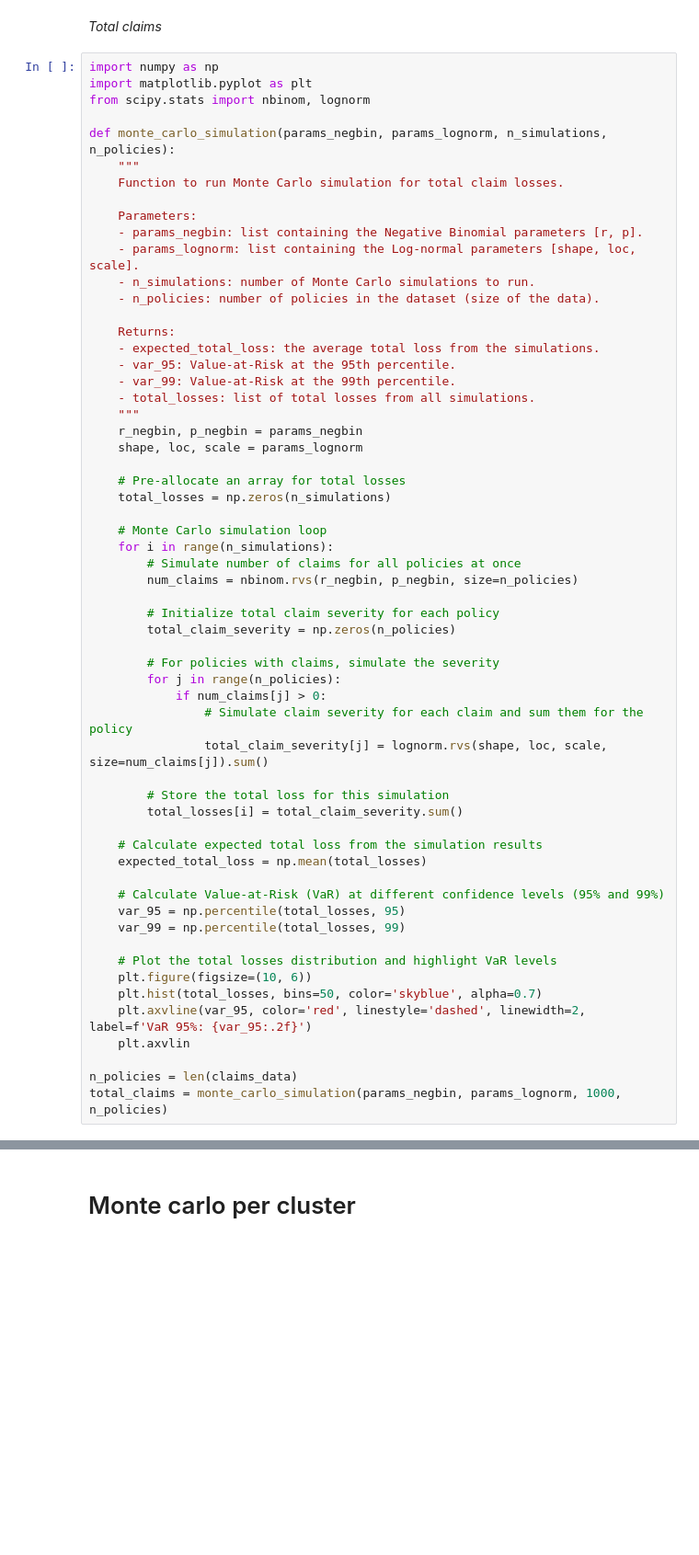
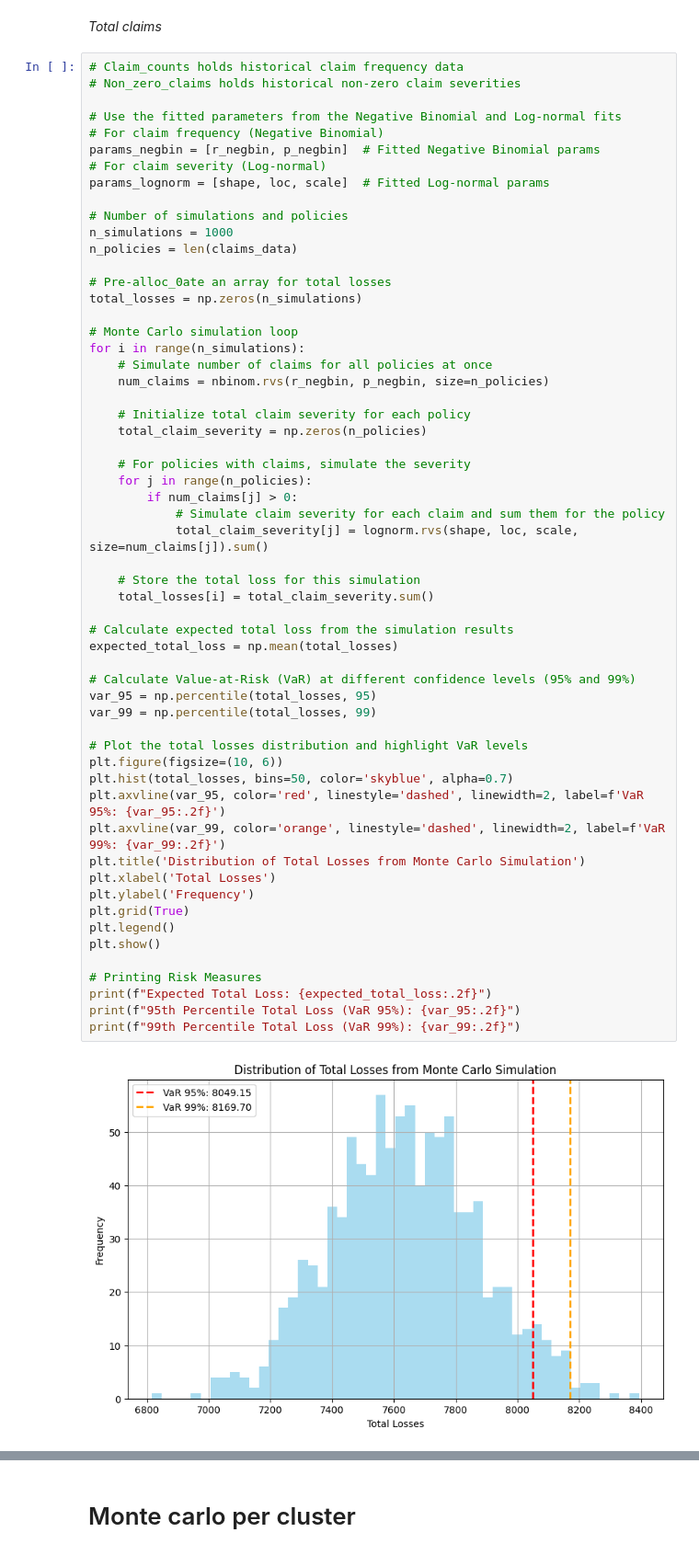
Before and after one commit to ThomasDeConinck/Assurance-Code-Python, a Jupyter notebook: assurances Code Python Case.ipynb, the cells around one changed output, grey strips where cells are left out. Shown at 92% size. Drawn from its saved outputs; the diff is of its cells as text; blank space fills up the shorter version.

```diff
--- a/assurances Code Python Case.ipynb
+++ b/assurances Code Python Case.ipynb
@@ -656,62 +656,61 @@ BIC for Fit with Gamma Distribution: 19122.256896040395
 # %% [markdown]
 *Total claims*
 # %%
-import numpy as np
-import matplotlib.pyplot as plt
-from scipy.stats import nbinom, lognorm
+# Claim_counts holds historical claim frequency data
+# Non_zero_claims holds historical non-zero claim severities
 
-def monte_carlo_simulation(params_negbin, params_lognorm, n_simulations, n_policies):
-    """
-    Function to run Monte Carlo simulation for total claim losses.
+# Use the fitted parameters from the Negative Binomial and Log-normal fits
+# For claim frequency (Negative Binomial)
+params_negbin = [r_negbin, p_negbin]  # Fitted Negative Binomial params
+# For claim severity (Log-normal)
+params_lognorm = [shape, loc, scale]  # Fitted Log-normal params
 
-    Parameters:
-    - params_negbin: list containing the Negative Binomial parameters [r, p].
-    - params_lognorm: list containing the Log-normal parameters [shape, loc, scale].
-    - n_simulations: number of Monte Carlo simulations to run.
-    - n_policies: number of policies in the dataset (size of the data).
+# Number of simulations and policies
+n_simulations = 1000
+n_policies = len(claims_data)
 
-    Returns:
-    - expected_total_loss: the average total loss from the simulations.
-    - var_95: Value-at-Risk at the 95th percentile.
-    - var_99: Value-at-Risk at the 99th percentile.
-    - total_losses: list of total losses from all simulations.
-    """
-    r_negbin, p_negbin = params_negbin
-    shape, loc, scale = params_lognorm
+# Pre-alloc_0ate an array for total losses
+total_losses = np.zeros(n_simulations)
 
-    # Pre-allocate an array for total losses
-    total_losses = np.zeros(n_simulations)
+# Monte Carlo simulation loop
+for i in range(n_simulations):
+    # Simulate number of claims for all policies at once
+    num_claims = nbinom.rvs(r_negbin, p_negbin, size=n_policies)
 
-    # Monte Carlo simulation loop
-    for i in range(n_simulations):
-        # Simulate number of claims for all policies at once
-        num_claims = nbinom.rvs(r_negbin, p_negbin, size=n_policies)
+    # Initialize total claim severity for each policy
+    total_claim_severity = np.zeros(n_policies)
 
-        # Initialize total claim severity for each policy
-        total_claim_severity = np.zeros(n_policies)
+    # For policies with claims, simulate the severity
+    for j in range(n_policies):
+        if num_claims[j] > 0:
+            # Simulate claim severity for each claim and sum them for the policy
+            total_claim_severity[j] = lognorm.rvs(shape, loc, scale, size=num_claims[j]).sum()
 
-        # For policies with claims, simulate the severity
-        for j in range(n_policies):
-            if num_claims[j] > 0:
-                # Simulate claim severity for each claim and sum them for the policy
-                total_claim_severity[j] = lognorm.rvs(shape, loc, scale, size=num_claims[j]).sum()
+    # Store the total loss for this simulation
+    total_losses[i] = total_claim_severity.sum()
 
-        # Store the total loss for this simulation
-        total_losses[i] = total_claim_severity.sum()
+# Calculate expected total loss from the simulation results
+expected_total_loss = np.mean(total_losses)
 
-    # Calculate expected total loss from the simulation results
-    expected_total_loss = np.mean(total_losses)
+# Calculate Value-at-Risk (VaR) at different confidence levels (95% and 99%)
+var_95 = np.percentile(total_losses, 95)
+var_99 = np.percentile(total_losses, 99)
 
-    # Calculate Value-at-Risk (VaR) at different confidence levels (95% and 99%)
-    var_95 = np.percentile(total_losses, 95)
-    var_99 = np.percentile(total_losses, 99)
+# Plot the total losses distribution and highlight VaR levels
+plt.figure(figsize=(10, 6))
+plt.hist(total_losses, bins=50, color='skyblue', alpha=0.7)
+plt.axvline(var_95, color='red', linestyle='dashed', linewidth=2, label=f'VaR 95%: {var_95:.2f}')
+plt.axvline(var_99, color='orange', linestyle='dashed', linewidth=2, label=f'VaR 99%: {var_99:.2f}')
+plt.title('Distribution of Total Losses from Monte Carlo Simulation')
+plt.xlabel('Total Losses')
+plt.ylabel('Frequency')
+plt.grid(True)
+plt.legend()
+plt.show()
 
-    # Plot the total losses distribution and highlight VaR levels
-    plt.figure(figsize=(10, 6))
-    plt.hist(total_losses, bins=50, color='skyblue', alpha=0.7)
-    plt.axvline(var_95, color='red', linestyle='dashed', linewidth=2, label=f'VaR 95%: {var_95:.2f}')
-    plt.axvlin
-
-n_policies = len(claims_data)
-total_claims = monte_carlo_simulation(params_negbin, params_lognorm, 1000, n_policies)
+# Printing Risk Measures
+print(f"Expected Total Loss: {expected_total_loss:.2f}")
+print(f"95th Percentile Total Loss (VaR 95%): {var_95:.2f}")
+print(f"99th Percentile Total Loss (VaR 99%): {var_99:.2f}")
 # %% [output]
+[figure, added]
```
Also changed, not shown: parts of 4 cells of this notebook.
